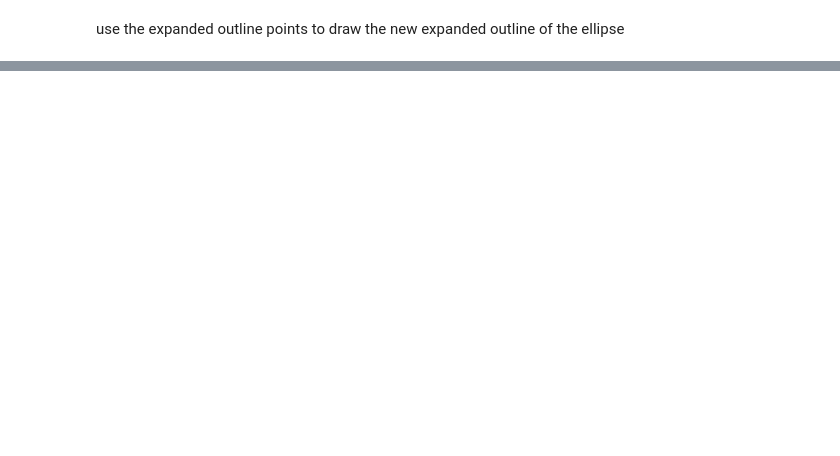
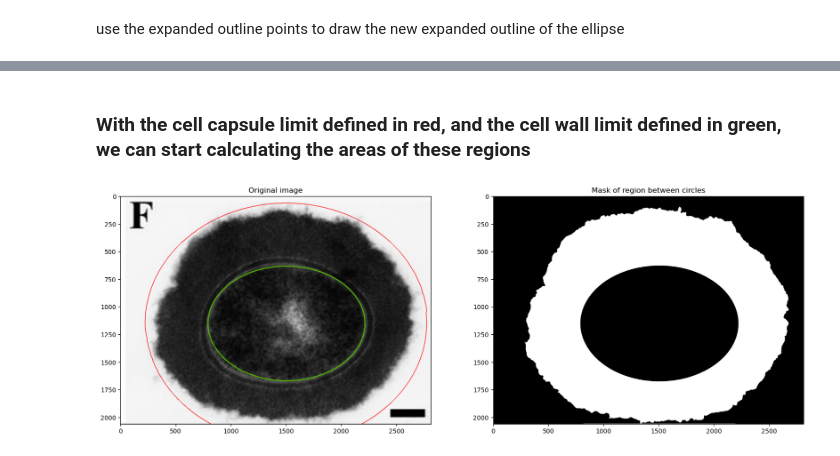
Before and after one commit to Barnaby4Smith/CellCapsuleAnalysis, a Jupyter notebook: CellCapsuleAnalysis.ipynb, the cells around one changed output, grey strips where cells are left out. Cells and saved outputs as stored; diff of their text form; code cells hidden in the pictures; blank space fills up the shorter version.

Commit message:
updated jupyter notebook with interactive plot and improved cell capsule masking

```diff
--- a/CellCapsuleAnalysis.ipynb
+++ b/CellCapsuleAnalysis.ipynb
@@ -268,0 +286,2 @@ plt.imshow(imageExpandedOutline)
+# %% [markdown]
+### With the cell capsule limit defined in red, and the cell wall limit defined in green, we can start calculating the areas of these regions
@@ -268,0 +355,34 @@ plt.imshow(imageExpandedOutline)
+# %%
+def is_rectangle(cnt, epsilon_factor=0.02):
+    # Approximate the contour to determine its shape
+    epsilon = epsilon_factor * cv2.arcLength(cnt, True)
+    approx = cv2.approxPolyDP(cnt, epsilon, True)
+
+    # If the shape has 4 vertices, it's potentially a rectangle
+    return len(approx) == 4
+# %%
+def measure_black_rectangle_width(img):
+
+    # Convert image to grayscale
+    gray = cv2.cvtColor(img, cv2.COLOR_BGR2GRAY)
+
+    # Threshold to isolate black objects
+    _, thresh = cv2.threshold(gray, 50, 255, cv2.THRESH_BINARY_INV)
+
+    # Find black contours
+    contours, _ = cv2.findContours(thresh, cv2.RETR_EXTERNAL, cv2.CHAIN_APPROX_SIMPLE)
+
+    # Iterate over each contour to find the rectangle
+    for cnt in contours:
+        if is_rectangle(cnt):
+            # Get the width of the bounding rectangle of the contour
+            _, _, width, _ = cv2.boundingRect(cnt)
+            return width
+
+    # If no rectangle is found
+    return 0
+# %%
+cellAreaPixels, capsuleAreaPixels, totalAreaPixels = calculateAreasInPixels(imageExpandedOutline)
+pixelWidthOfBlackRectangle = measure_black_rectangle_width(imageExpandedOutline)
+# %% [output]
+[figure, added]
```
Also changed, not shown: parts of 14 cells of this notebook, 2 other files.
